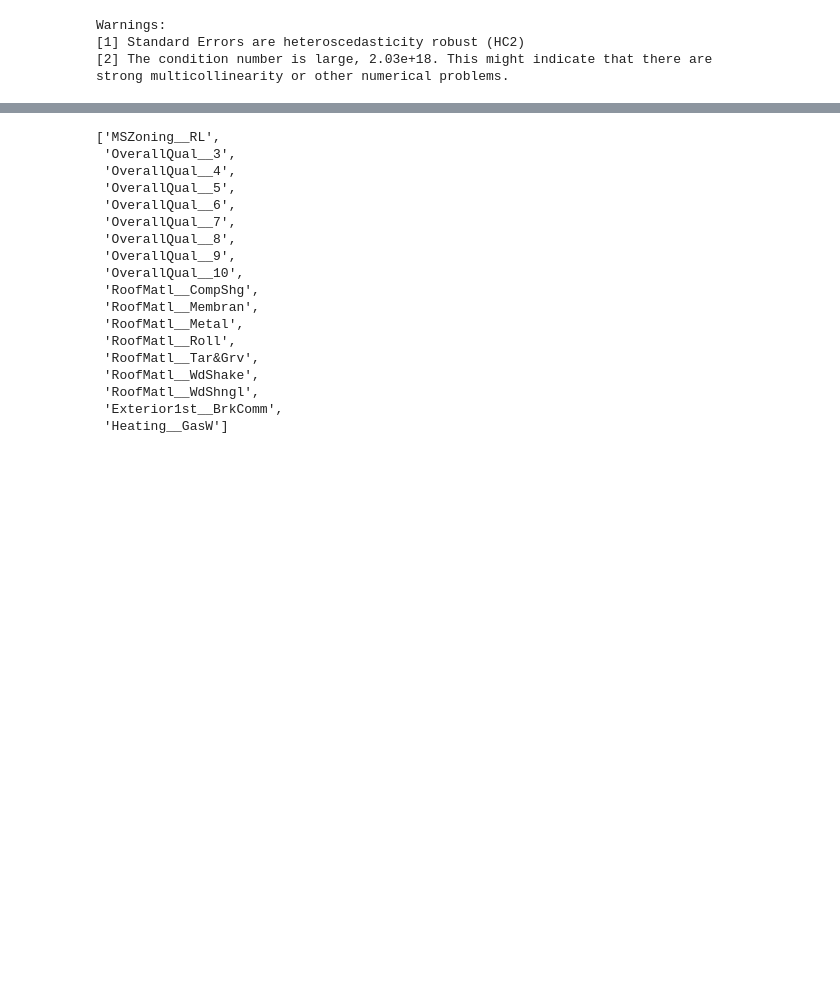
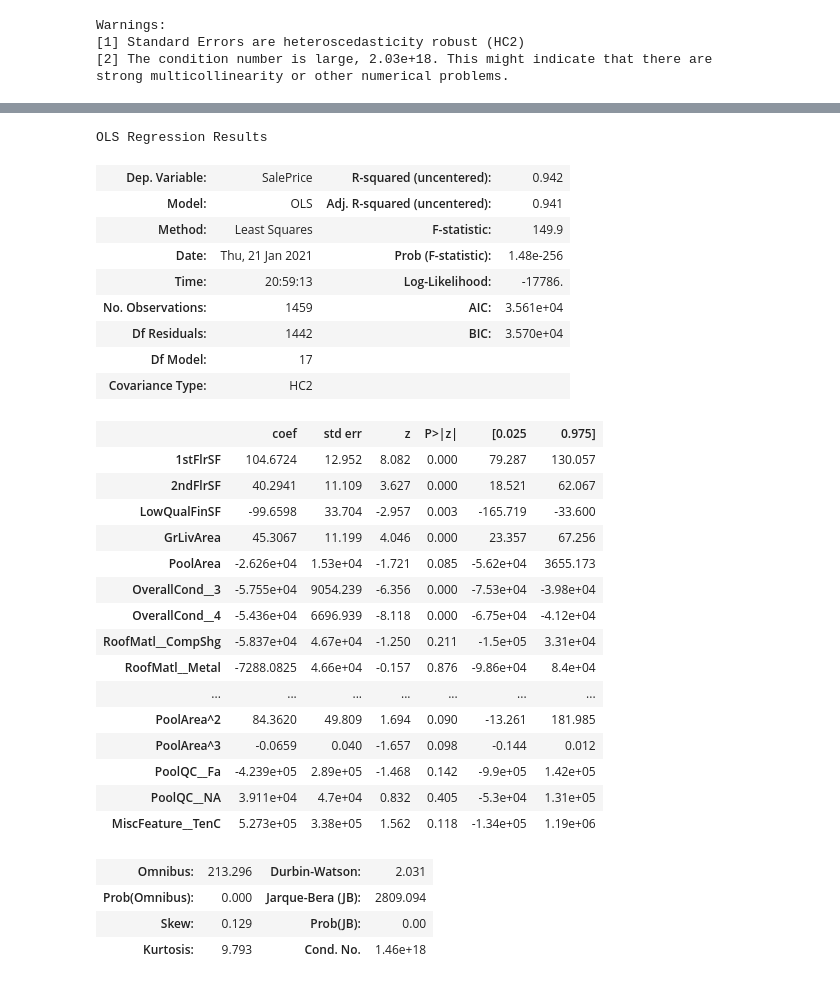
Before and after one commit to cb-ds-1/m3-3-engineering-regression, a Jupyter notebook: workshop.ipynb, the cells around one changed output, grey strips where cells are left out. Saved outputs shown, nothing was run; the diff lists cells and outputs as text; code cells hidden in the pictures; blank space fills up the shorter version.

```diff
--- a/workshop.ipynb
+++ b/workshop.ipynb
@@ -996,0 +868,11 @@ strong multicollinearity or other numerical problems.
+# %%
+# Trying a train-test split:
+
+import numpy as np
+from sklearn.model_selection import train_test_split
+
+X = X
+X['constant'] = 1
+y = df_house['SalePrice_log']
+
+X_train, X_test, y_train, y_test = train_test_split(X, y, test_size=0.33, random_state=42)
@@ -997,15 +900,29 @@ strong multicollinearity or other numerical problems.
 # %%
+# Third modeL:
 # Tried a cute little RFE to see which features it would suggest keeping.
+# To switch it up, tried finding features without the log of SalePrice.
+
 from sklearn.feature_selection import RFE
 from sklearn.linear_model import LinearRegression
 from sklearn.preprocessing import MinMaxScaler
 
+X = X
+X['constant'] = 1
+y = df_house['SalePrice']
+
 num_feats=18
 X_norm = MinMaxScaler().fit_transform(X)
 rfe_selector = RFE(estimator=LinearRegression(), n_features_to_select=num_feats, step=10, verbose=5)
-rfe_selector.fit(X, y)
+rfe_selector.fit(X_norm, y)
 rfe_support = rfe_selector.get_support()
 rfe_feature = X.loc[:,rfe_support].columns.tolist()
-print(str(len(rfe_feature)), 'selected features')
-list(rfe_feature)
+# print(str(len(rfe_feature)), 'selected features')
+print(list(rfe_feature))
+
+RFE_X = X[list(rfe_feature)]
+
+omg = sm.OLS(y, RFE_X).fit(cov_type='HC2')
+omg.summary()
+
+# Model performs pretty well (R2 = 0.942) but high AIC and high Cond No.
 # %% [output]
@@ -1029,18 +946,30 @@ Fitting estimator with 26 features.
-['MSZoning__RL',
- 'OverallQual__3',
- 'OverallQual__4',
- 'OverallQual__5',
- 'OverallQual__6',
- 'OverallQual__7',
- 'OverallQual__8',
- 'OverallQual__9',
- 'OverallQual__10',
- 'RoofMatl__CompShg',
- 'RoofMatl__Membran',
- 'RoofMatl__Metal',
- 'RoofMatl__Roll',
- 'RoofMatl__Tar&Grv',
- 'RoofMatl__WdShake',
- 'RoofMatl__WdShngl',
- 'Exterior1st__BrkComm',
- 'Heating__GasW']
+OLS Regression Results
+| Dep. Variable: | SalePrice | R-squared (uncentered): | 0.942 |
+| Model: | OLS | Adj. R-squared (uncentered): | 0.941 |
+| Method: | Least Squares | F-statistic: | 149.9 |
+| Date: | Thu, 21 Jan 2021 | Prob (F-statistic): | 1.48e-256 |
+| Time: | 20:59:13 | Log-Likelihood: | -17786. |
+| No. Observations: | 1459 | AIC: | 3.561e+04 |
+| Df Residuals: | 1442 | BIC: | 3.570e+04 |
+| Df Model: | 17 |  |  |
+| Covariance Type: | HC2 |  |  |
+|  | coef | std err | z | P>|z| | [0.025 | 0.975] |
+| 1stFlrSF | 104.6724 | 12.952 | 8.082 | 0.000 | 79.287 | 130.057 |
+| 2ndFlrSF | 40.2941 | 11.109 | 3.627 | 0.000 | 18.521 | 62.067 |
+| LowQualFinSF | -99.6598 | 33.704 | -2.957 | 0.003 | -165.719 | -33.600 |
+| GrLivArea | 45.3067 | 11.199 | 4.046 | 0.000 | 23.357 | 67.256 |
+| PoolArea | -2.626e+04 | 1.53e+04 | -1.721 | 0.085 | -5.62e+04 | 3655.173 |
+| OverallCond__3 | -5.755e+04 | 9054.239 | -6.356 | 0.000 | -7.53e+04 | -3.98e+04 |
+| OverallCond__4 | -5.436e+04 | 6696.939 | -8.118 | 0.000 | -6.75e+04 | -4.12e+04 |
+| RoofMatl__CompShg | -5.837e+04 | 4.67e+04 | -1.250 | 0.211 | -1.5e+05 | 3.31e+04 |
+| RoofMatl__Metal | -7288.0825 | 4.66e+04 | -0.157 | 0.876 | -9.86e+04 | 8.4e+04 |
+| ... | ... | ... | ... | ... | ... | ... |
+| PoolArea^2 | 84.3620 | 49.809 | 1.694 | 0.090 | -13.261 | 181.985 |
+| PoolArea^3 | -0.0659 | 0.040 | -1.657 | 0.098 | -0.144 | 0.012 |
+| PoolQC__Fa | -4.239e+05 | 2.89e+05 | -1.468 | 0.142 | -9.9e+05 | 1.42e+05 |
+| PoolQC__NA | 3.911e+04 | 4.7e+04 | 0.832 | 0.405 | -5.3e+04 | 1.31e+05 |
+| MiscFeature__TenC | 5.273e+05 | 3.38e+05 | 1.562 | 0.118 | -1.34e+05 | 1.19e+06 |
+| Omnibus: | 213.296 | Durbin-Watson: | 2.031 |
+| Prob(Omnibus): | 0.000 | Jarque-Bera (JB): | 2809.094 |
+| Skew: | 0.129 | Prob(JB): | 0.00 |
+| Kurtosis: | 9.793 | Cond. No. | 1.46e+18 |
```
Also changed, not shown: parts of 32 cells of this notebook.
